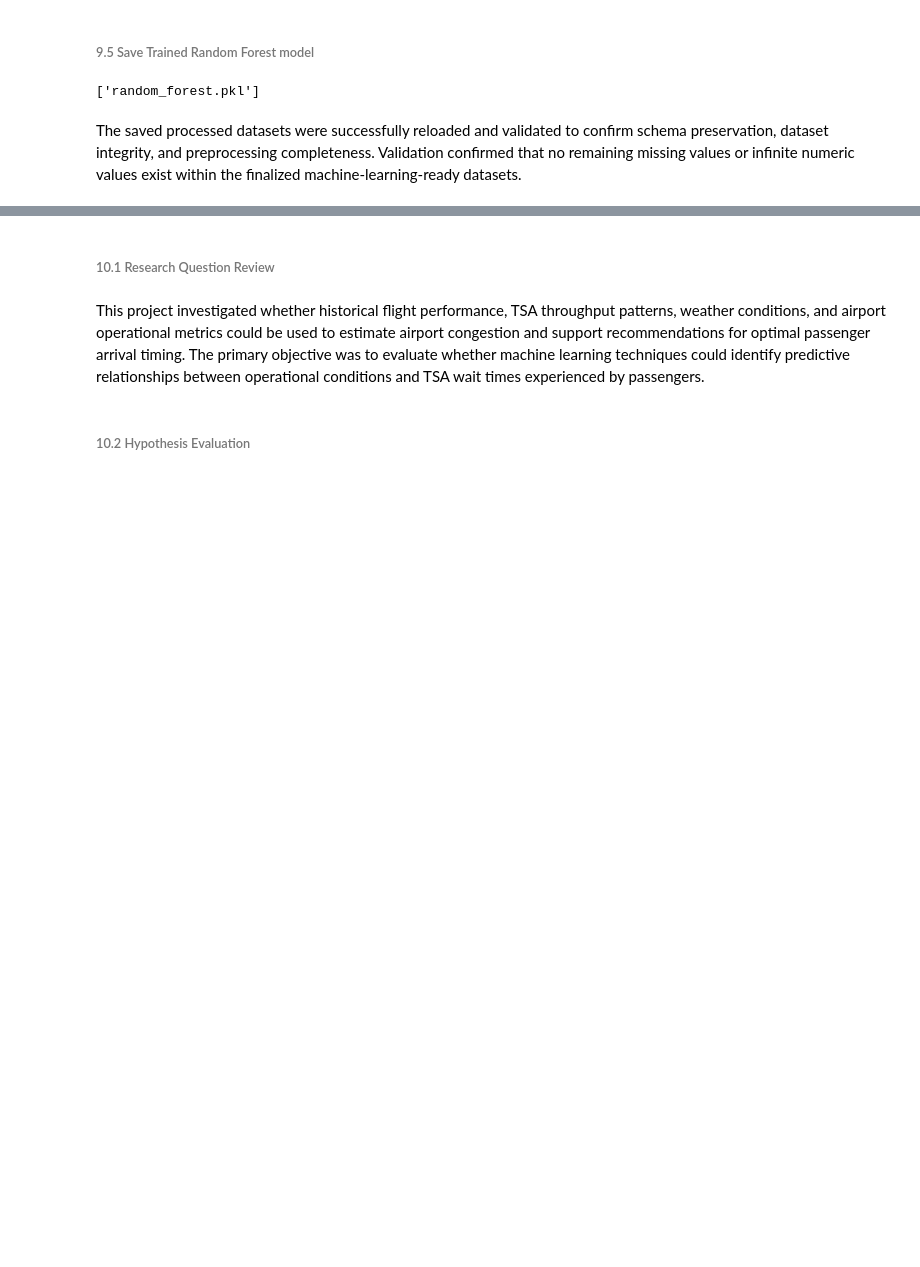
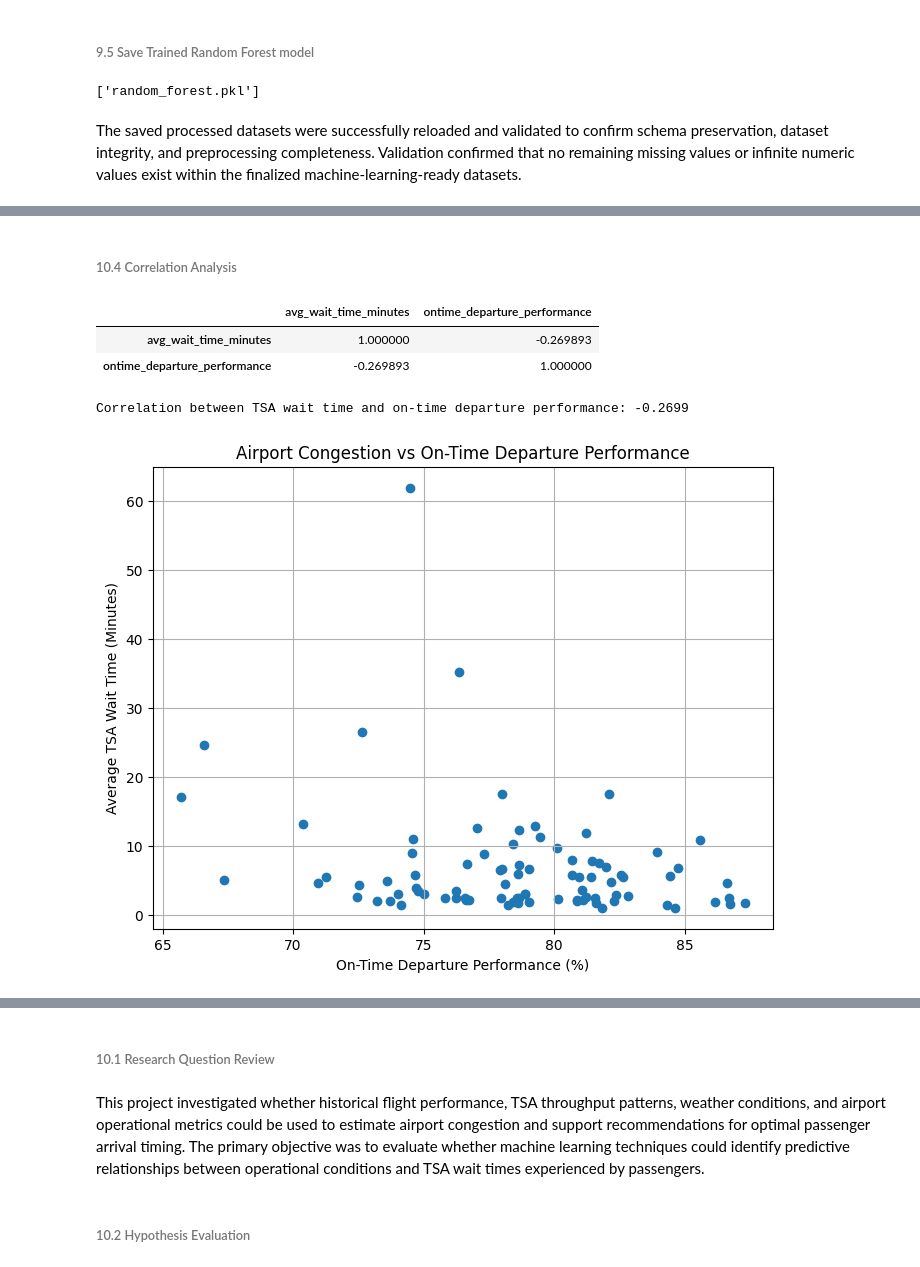
Before and after one commit to kevin-yuen/Airport_Congestion_Prediction_System, a Jupyter notebook: notebooks/02_modeling_pipeline.ipynb, the cells around one changed output, grey strips where cells are left out. Drawn from its saved outputs; the diff is of its cells as text; code cells hidden in the pictures; blank space fills up the shorter version.

```diff
--- a/notebooks/02_modeling_pipeline.ipynb
+++ b/notebooks/02_modeling_pipeline.ipynb
@@ -1121,0 +1185,16 @@ The saved processed datasets were successfully reloaded and validated to confirm
+# %%
+validation_df = validation_congestion_df.merge(
+    ontime_df[
+        [
+            "iata_code",
+            "year",
+            "ontime_departure_performance"
+        ]
+    ],
+    on=["iata_code", "year"],
+    how="inner"
+)
+
+print(validation_df.shape)
+
+validation_df.head()
@@ -1121,0 +1209,38 @@ The saved processed datasets were successfully reloaded and validated to confirm
+# %% [markdown]
+###### 10.4 Correlation Analysis
+# %%
+correlation = validation_df[
+    [
+        "avg_wait_time_minutes",
+        "ontime_departure_performance"
+    ]
+].corr()
+
+correlation
+# %% [output]
+|  | avg_wait_time_minutes | ontime_departure_performance |
+| avg_wait_time_minutes | 1.000000 | -0.269893 |
+| ontime_departure_performance | -0.269893 | 1.000000 |
+# %%
+corr_value = correlation.iloc[0, 1]
+
+print(f"Correlation between TSA wait time and on-time departure performance: {corr_value:.4f}")
+# %% [output]
+Correlation between TSA wait time and on-time departure performance: -0.2699
+# %%
+plt.figure(figsize=(8,6))
+
+plt.scatter(
+    validation_df["ontime_departure_performance"],
+    validation_df["avg_wait_time_minutes"]
+)
+
+plt.xlabel("On-Time Departure Performance (%)")
+plt.ylabel("Average TSA Wait Time (Minutes)")
+plt.title("Airport Congestion vs On-Time Departure Performance")
+
+plt.grid(True)
+
+plt.show()
+# %% [output]
+[figure, added]
```
Also changed, not shown: parts of 42 cells of this notebook, 3 other files.
